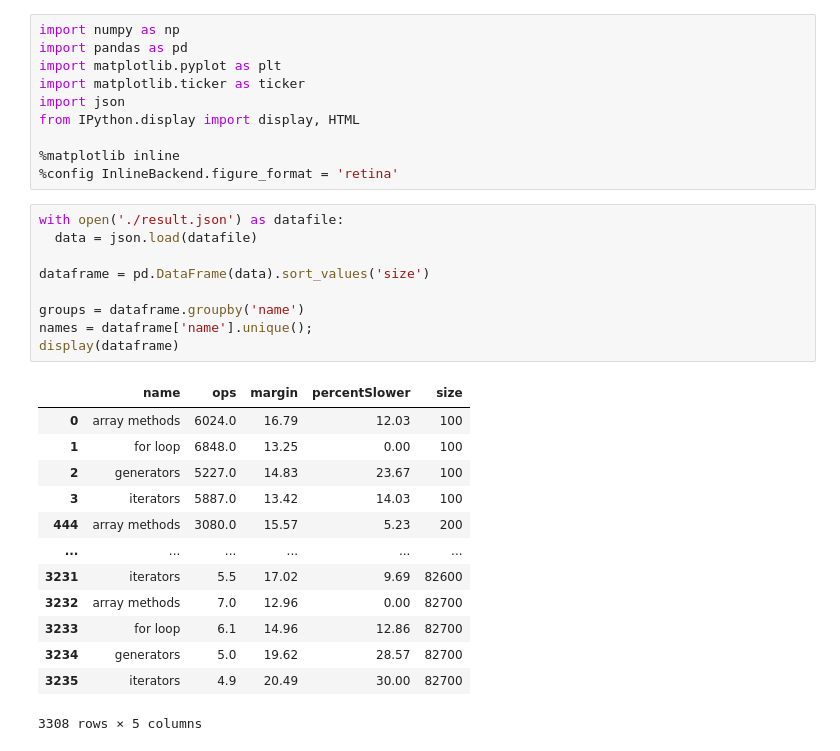
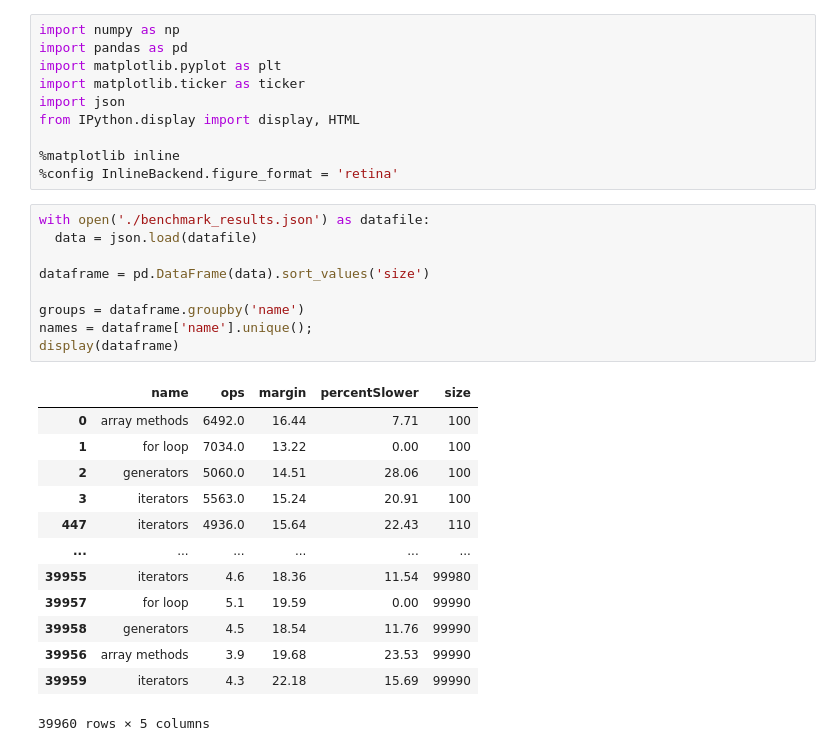
Before and after one commit to Lurk/generators_js, a Jupyter notebook: analyze.ipynb, the cells around one changed output. Saved outputs shown, nothing was run; the diff lists cells and outputs as text.

```diff
--- a/analyze.ipynb
+++ b/analyze.ipynb
@@ -9,26 +9,26 @@ from IPython.display import display, HTML
 %matplotlib inline
 %config InlineBackend.figure_format = 'retina'
 # %%
-with open('./result.json') as datafile:
+with open('./benchmark_results.json') as datafile:
   data = json.load(datafile)
 
 dataframe = pd.DataFrame(data).sort_values('size')
 
 groups = dataframe.groupby('name')
 names = dataframe['name'].unique();
 display(dataframe)
 # %% [output]
 |  | name | ops | margin | percentSlower | size |
-| 0 | array methods | 6024.0 | 16.79 | 12.03 | 100 |
-| 1 | for loop | 6848.0 | 13.25 | 0.00 | 100 |
-| 2 | generators | 5227.0 | 14.83 | 23.67 | 100 |
-| 3 | iterators | 5887.0 | 13.42 | 14.03 | 100 |
-| 444 | array methods | 3080.0 | 15.57 | 5.23 | 200 |
+| 0 | array methods | 6492.0 | 16.44 | 7.71 | 100 |
+| 1 | for loop | 7034.0 | 13.22 | 0.00 | 100 |
+| 2 | generators | 5060.0 | 14.51 | 28.06 | 100 |
+| 3 | iterators | 5563.0 | 15.24 | 20.91 | 100 |
+| 447 | iterators | 4936.0 | 15.64 | 22.43 | 110 |
 | ... | ... | ... | ... | ... | ... |
-| 3231 | iterators | 5.5 | 17.02 | 9.69 | 82600 |
-| 3232 | array methods | 7.0 | 12.96 | 0.00 | 82700 |
-| 3233 | for loop | 6.1 | 14.96 | 12.86 | 82700 |
-| 3234 | generators | 5.0 | 19.62 | 28.57 | 82700 |
-| 3235 | iterators | 4.9 | 20.49 | 30.00 | 82700 |
+| 39955 | iterators | 4.6 | 18.36 | 11.54 | 99980 |
+| 39957 | for loop | 5.1 | 19.59 | 0.00 | 99990 |
+| 39958 | generators | 4.5 | 18.54 | 11.76 | 99990 |
+| 39956 | array methods | 3.9 | 19.68 | 23.53 | 99990 |
+| 39959 | iterators | 4.3 | 22.18 | 15.69 | 99990 |
-3308 rows × 5 columns
+39960 rows × 5 columns
 # %%
```
Also changed, not shown: parts of 2 cells of this notebook, 5 other files.
